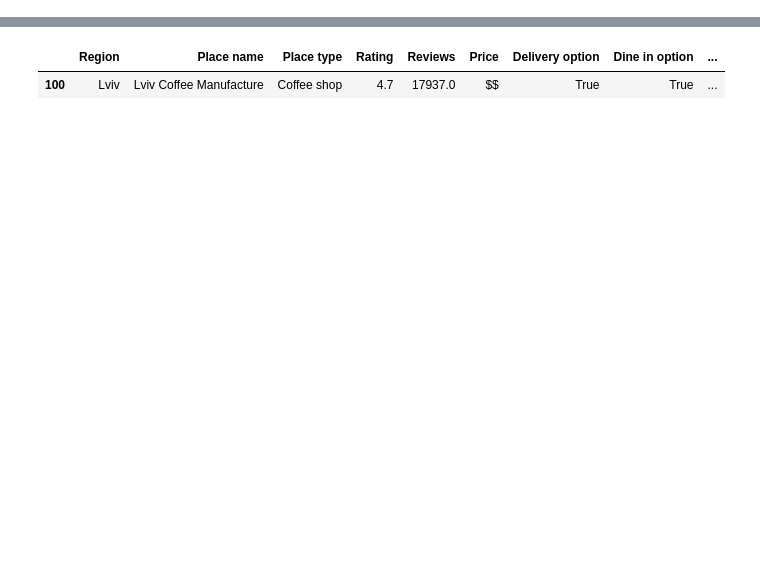
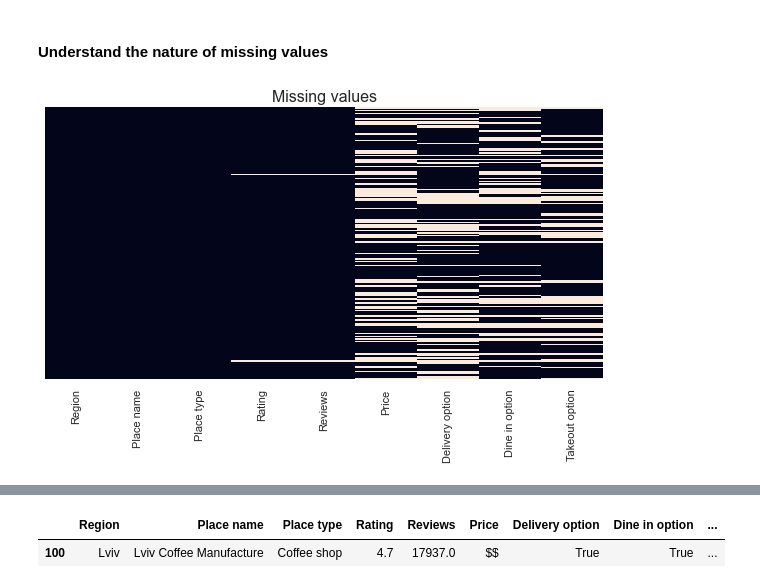
Before and after one commit to dissagaliyeva/coffee-shop-analysis, a Jupyter notebook: analysis.ipynb, the cells around one changed output, grey strips where cells are left out. Drawn from its saved outputs; the diff is of its cells as text; code cells hidden in the pictures; blank space fills up the shorter version.

```diff
--- a/analysis.ipynb
+++ b/analysis.ipynb
@@ -210,0 +164,7 @@ shops[['Reviews', 'Rating']].boxplot()
+# %% [markdown]
+#### Understand the nature of missing values
+# %%
+# look into the distribution of missing values
+viz.missing_vals(shops)
+# %% [output]
+[figure, added]
```
Also changed, not shown: parts of 162 cells of this notebook, 6 other files.
